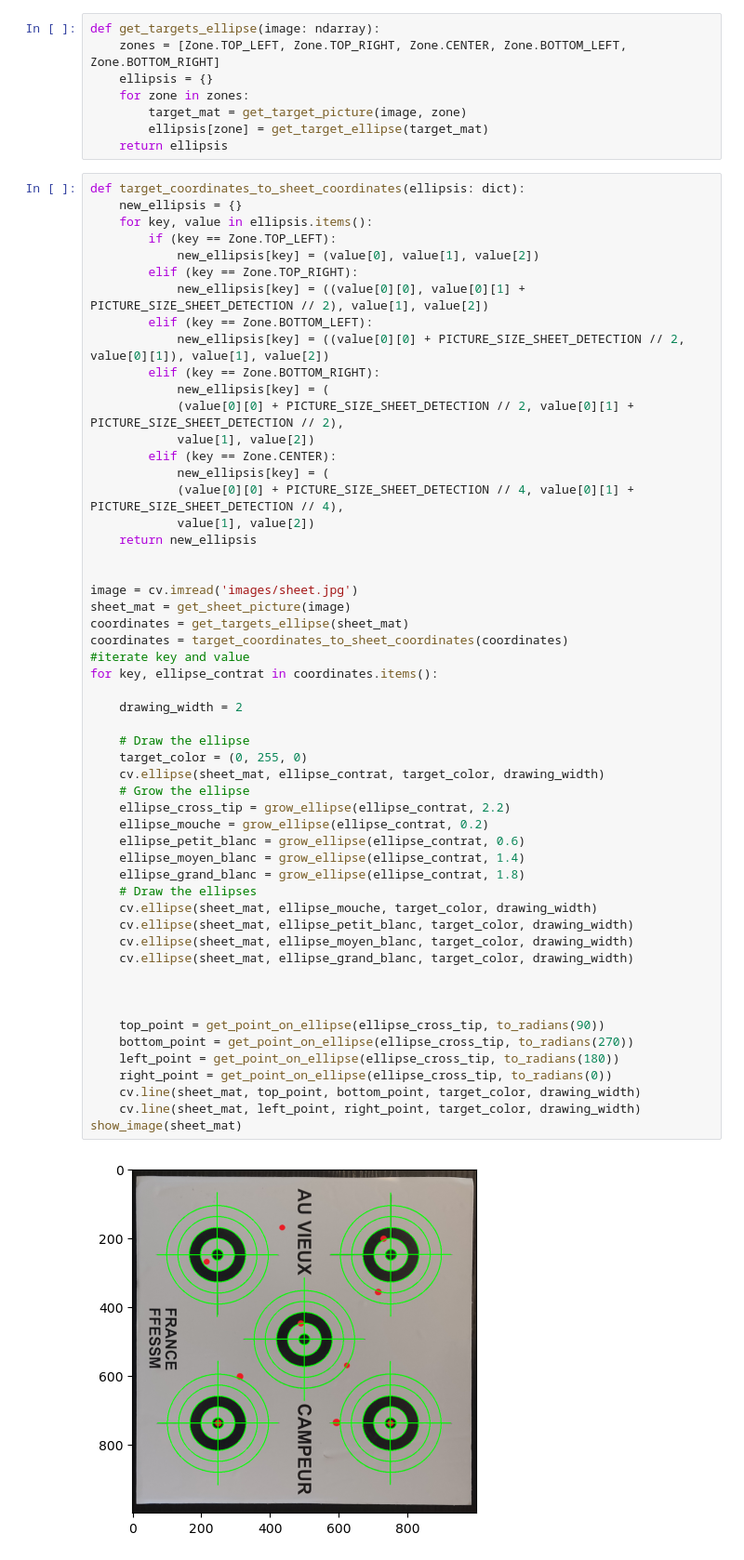
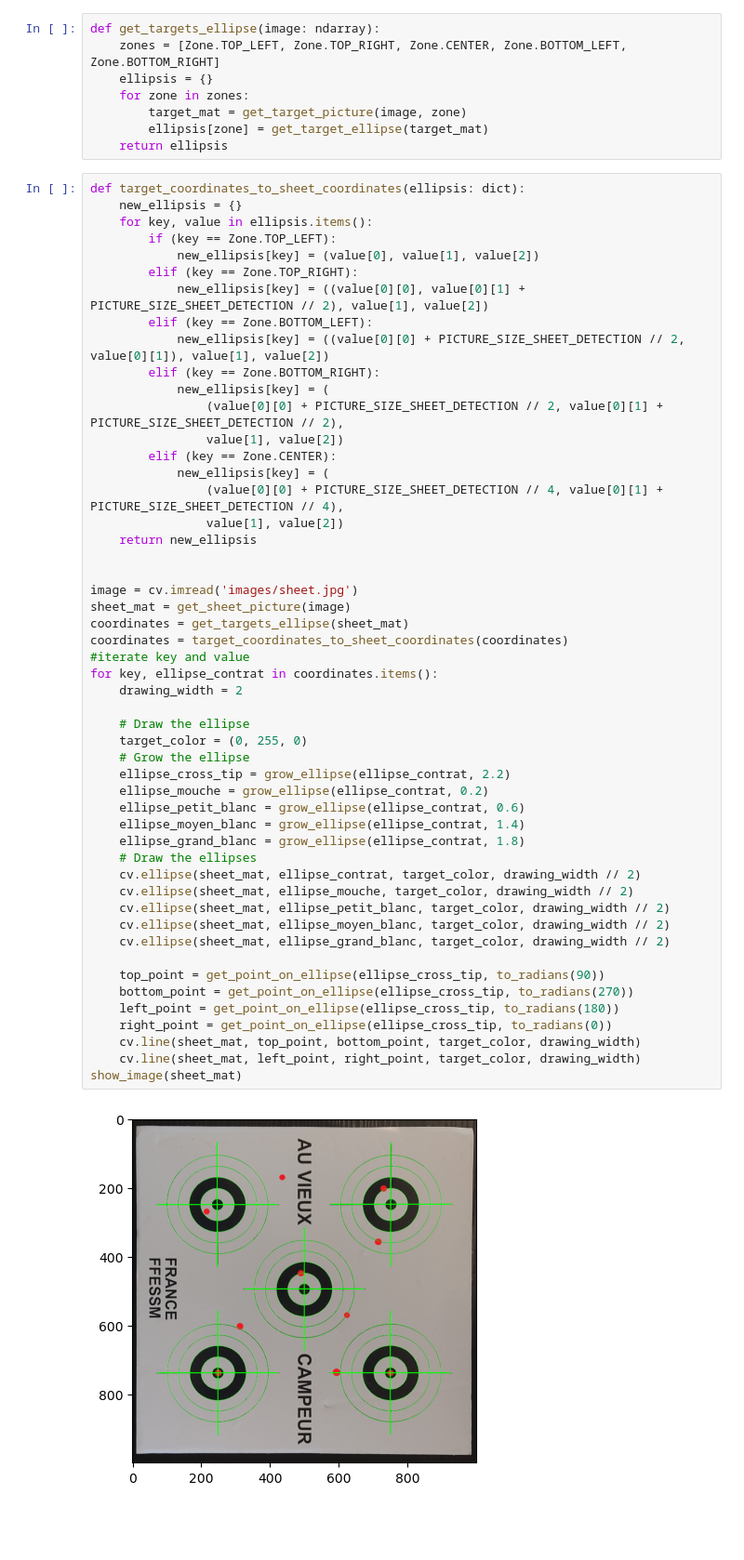
Before and after one commit to subvision-soft/documentation, a Jupyter notebook: algorithm-demo.ipynb, the cells around one changed output. Shown at 93% size. Saved outputs shown, nothing was run; the diff lists cells and outputs as text; blank space fills up the shorter version.

```diff
--- a/algorithm-demo.ipynb
+++ b/algorithm-demo.ipynb
@@ -386,47 +389,44 @@ def target_coordinates_to_sheet_coordinates(ellipsis: dict):
             new_ellipsis[key] = ((value[0][0] + PICTURE_SIZE_SHEET_DETECTION // 2, value[0][1]), value[1], value[2])
         elif (key == Zone.BOTTOM_RIGHT):
             new_ellipsis[key] = (
-            (value[0][0] + PICTURE_SIZE_SHEET_DETECTION // 2, value[0][1] + PICTURE_SIZE_SHEET_DETECTION // 2),
-            value[1], value[2])
+                (value[0][0] + PICTURE_SIZE_SHEET_DETECTION // 2, value[0][1] + PICTURE_SIZE_SHEET_DETECTION // 2),
+                value[1], value[2])
         elif (key == Zone.CENTER):
             new_ellipsis[key] = (
-            (value[0][0] + PICTURE_SIZE_SHEET_DETECTION // 4, value[0][1] + PICTURE_SIZE_SHEET_DETECTION // 4),
-            value[1], value[2])
+                (value[0][0] + PICTURE_SIZE_SHEET_DETECTION // 4, value[0][1] + PICTURE_SIZE_SHEET_DETECTION // 4),
+                value[1], value[2])
     return new_ellipsis
 
 
 image = cv.imread('images/sheet.jpg')
 sheet_mat = get_sheet_picture(image)
 coordinates = get_targets_ellipse(sheet_mat)
 coordinates = target_coordinates_to_sheet_coordinates(coordinates)
 #iterate key and value
 for key, ellipse_contrat in coordinates.items():
-
     drawing_width = 2
 
     # Draw the ellipse
     target_color = (0, 255, 0)
-    cv.ellipse(sheet_mat, ellipse_contrat, target_color, drawing_width)
     # Grow the ellipse
     ellipse_cross_tip = grow_ellipse(ellipse_contrat, 2.2)
     ellipse_mouche = grow_ellipse(ellipse_contrat, 0.2)
     ellipse_petit_blanc = grow_ellipse(ellipse_contrat, 0.6)
     ellipse_moyen_blanc = grow_ellipse(ellipse_contrat, 1.4)
     ellipse_grand_blanc = grow_ellipse(ellipse_contrat, 1.8)
     # Draw the ellipses
-    cv.ellipse(sheet_mat, ellipse_mouche, target_color, drawing_width)
-    cv.ellipse(sheet_mat, ellipse_petit_blanc, target_color, drawing_width)
-    cv.ellipse(sheet_mat, ellipse_moyen_blanc, target_color, drawing_width)
-    cv.ellipse(sheet_mat, ellipse_grand_blanc, target_color, drawing_width)
-
-
+    cv.ellipse(sheet_mat, ellipse_contrat, target_color, drawing_width // 2)
+    cv.ellipse(sheet_mat, ellipse_mouche, target_color, drawing_width // 2)
+    cv.ellipse(sheet_mat, ellipse_petit_blanc, target_color, drawing_width // 2)
+    cv.ellipse(sheet_mat, ellipse_moyen_blanc, target_color, drawing_width // 2)
+    cv.ellipse(sheet_mat, ellipse_grand_blanc, target_color, drawing_width // 2)
 
     top_point = get_point_on_ellipse(ellipse_cross_tip, to_radians(90))
     bottom_point = get_point_on_ellipse(ellipse_cross_tip, to_radians(270))
     left_point = get_point_on_ellipse(ellipse_cross_tip, to_radians(180))
     right_point = get_point_on_ellipse(ellipse_cross_tip, to_radians(0))
     cv.line(sheet_mat, top_point, bottom_point, target_color, drawing_width)
     cv.line(sheet_mat, left_point, right_point, target_color, drawing_width)
 show_image(sheet_mat)
 # %% [output]
-[figure, old version]
+[figure, new version]
```
Also changed, not shown: parts of 1 cell of this notebook.
